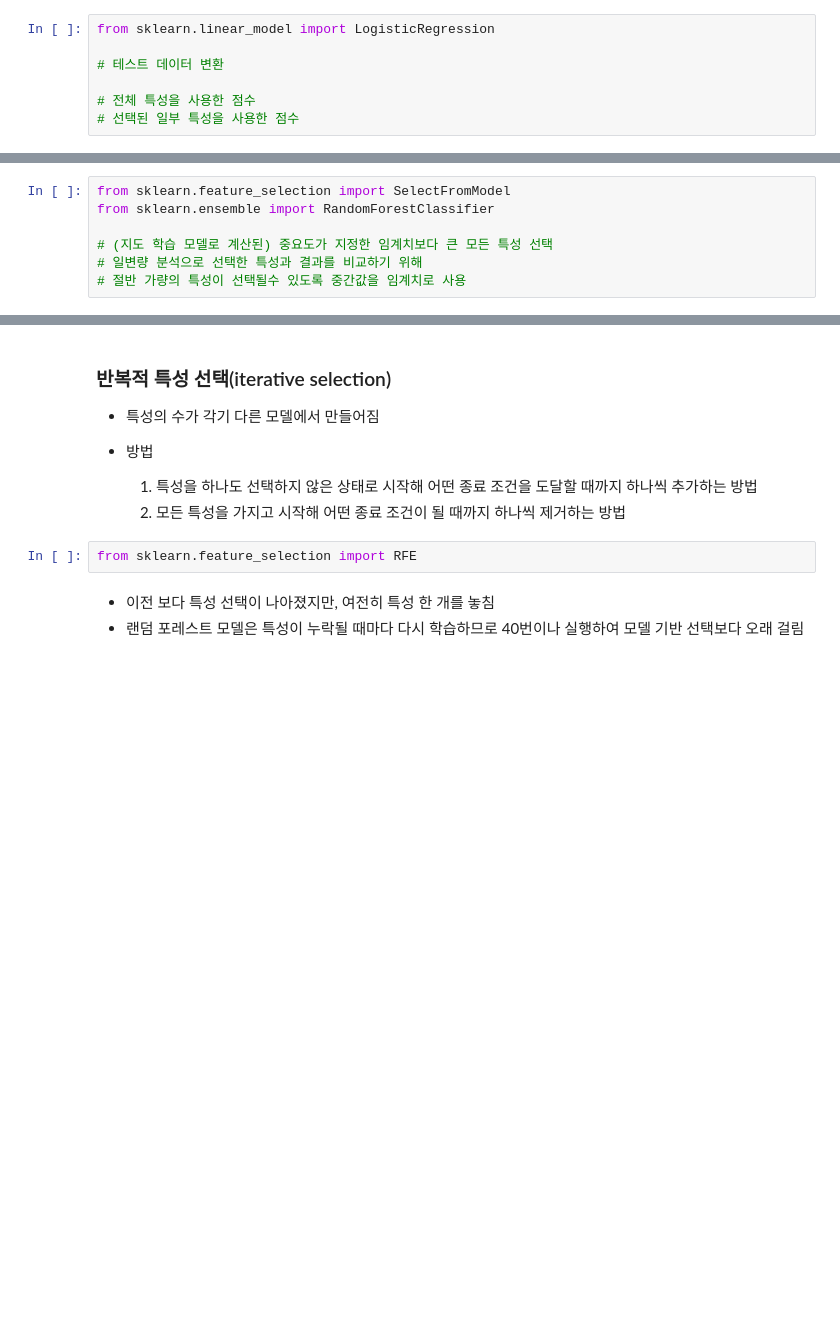
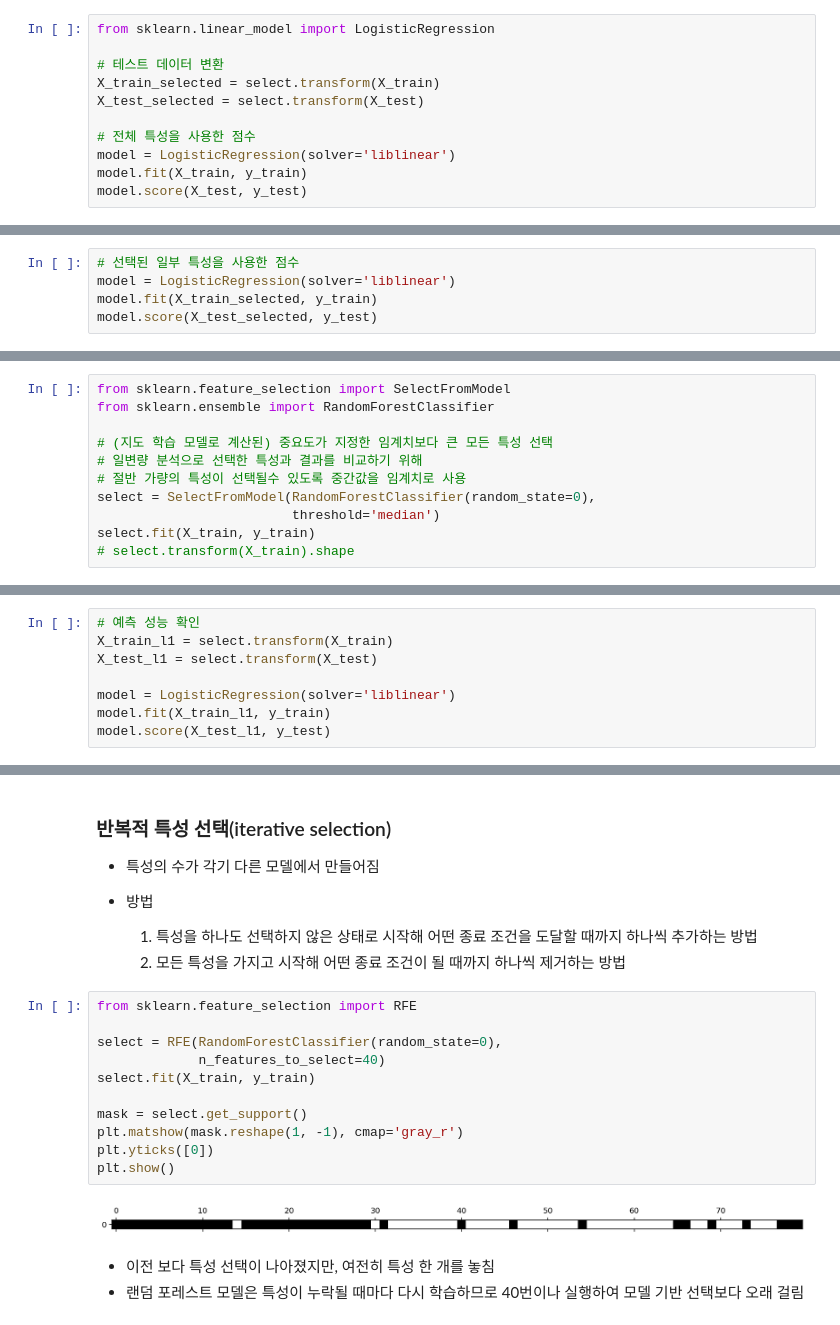
Before and after one commit to soohyoen/artificial-intelligence, a Jupyter notebook: ml_14_지도학습_데이터표현_특성공학_ipynb의_사본.ipynb, the cells around one changed output, grey strips where cells are left out. Drawn from its saved outputs; the diff is of its cells as text; blank space fills up the shorter version.

```diff
--- a/ml_14_지도학습_데이터표현_특성공학_ipynb의_사본.ipynb
+++ b/ml_14_지도학습_데이터표현_특성공학_ipynb의_사본.ipynb
@@ -535,6 +535,10 @@ plt.show()
 from sklearn.linear_model import LogisticRegression
 
 # 테스트 데이터 변환
+X_train_selected = select.transform(X_train)
+X_test_selected = select.transform(X_test)
 
 # 전체 특성을 사용한 점수
-# 선택된 일부 특성을 사용한 점수
+model = LogisticRegression(solver='liblinear')
+model.fit(X_train, y_train)
+model.score(X_test, y_test)
@@ -540,0 +547,5 @@ from sklearn.linear_model import LogisticRegression
+# %%
+# 선택된 일부 특성을 사용한 점수
+model = LogisticRegression(solver='liblinear')
+model.fit(X_train_selected, y_train)
+model.score(X_test_selected, y_test)
@@ -559,6 +572,10 @@ from sklearn.ensemble import RandomForestClassifier
 # (지도 학습 모델로 계산된) 중요도가 지정한 임계치보다 큰 모든 특성 선택
 # 일변량 분석으로 선택한 특성과 결과를 비교하기 위해
 # 절반 가량의 특성이 선택될수 있도록 중간값을 임계치로 사용
+select = SelectFromModel(RandomForestClassifier(random_state=0),
+                         threshold='median')
+select.fit(X_train, y_train)
+# select.transform(X_train).shape
 # %%
 # 선택된 특성을 boolen 값으로 표시
 # True는 검은색, False는 흰색으로 마스킹
@@ -568,0 +590,8 @@ from sklearn.ensemble import RandomForestClassifier
+# %%
+# 예측 성능 확인
+X_train_l1 = select.transform(X_train)
+X_test_l1 = select.transform(X_test)
+
+model = LogisticRegression(solver='liblinear')
+model.fit(X_train_l1, y_train)
+model.score(X_test_l1, y_test)
@@ -577,8 +608,19 @@ from sklearn.ensemble import RandomForestClassifier
 
   1. 특성을 하나도 선택하지 않은 상태로 시작해 어떤 종료 조건을 도달할 때까지 하나씩 추가하는 방법
   2. 모든 특성을 가지고 시작해 어떤 종료 조건이 될 때까지 하나씩 제거하는 방법
-# %%
-from sklearn.feature_selection import RFE
+# %%
+from sklearn.feature_selection import RFE
+
+select = RFE(RandomForestClassifier(random_state=0),
+             n_features_to_select=40)
+select.fit(X_train, y_train)
+
+mask = select.get_support()
+plt.matshow(mask.reshape(1, -1), cmap='gray_r')
+plt.yticks([0])
+plt.show()
+# %% [output]
+[figure, added]
 # %% [markdown]
 - 이전 보다 특성 선택이 나아졌지만, 여전히 특성 한 개를 놓침
 - 랜덤 포레스트 모델은 특성이 누락될 때마다 다시 학습하므로 40번이나 실행하여 모델 기반 선택보다 오래 걸림
```
Also changed, not shown: parts of 19 cells of this notebook.
